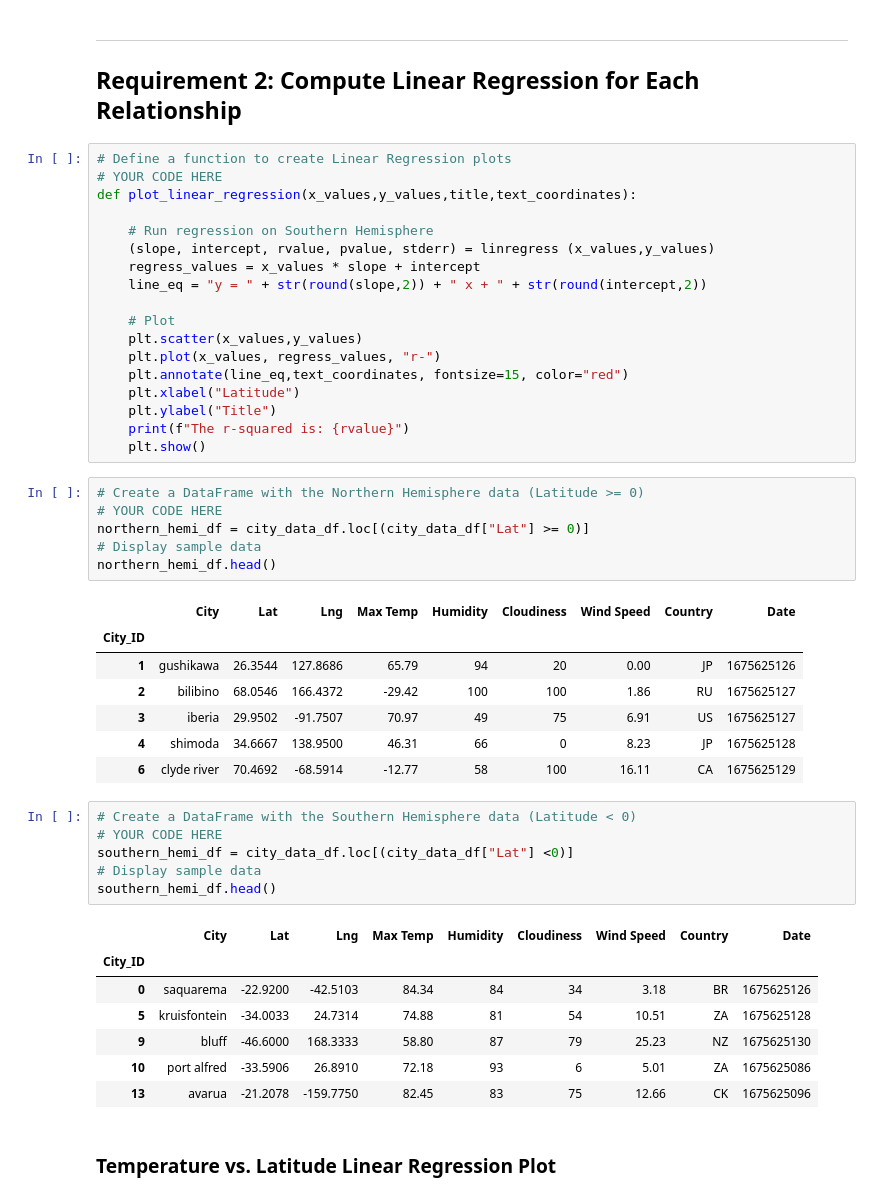
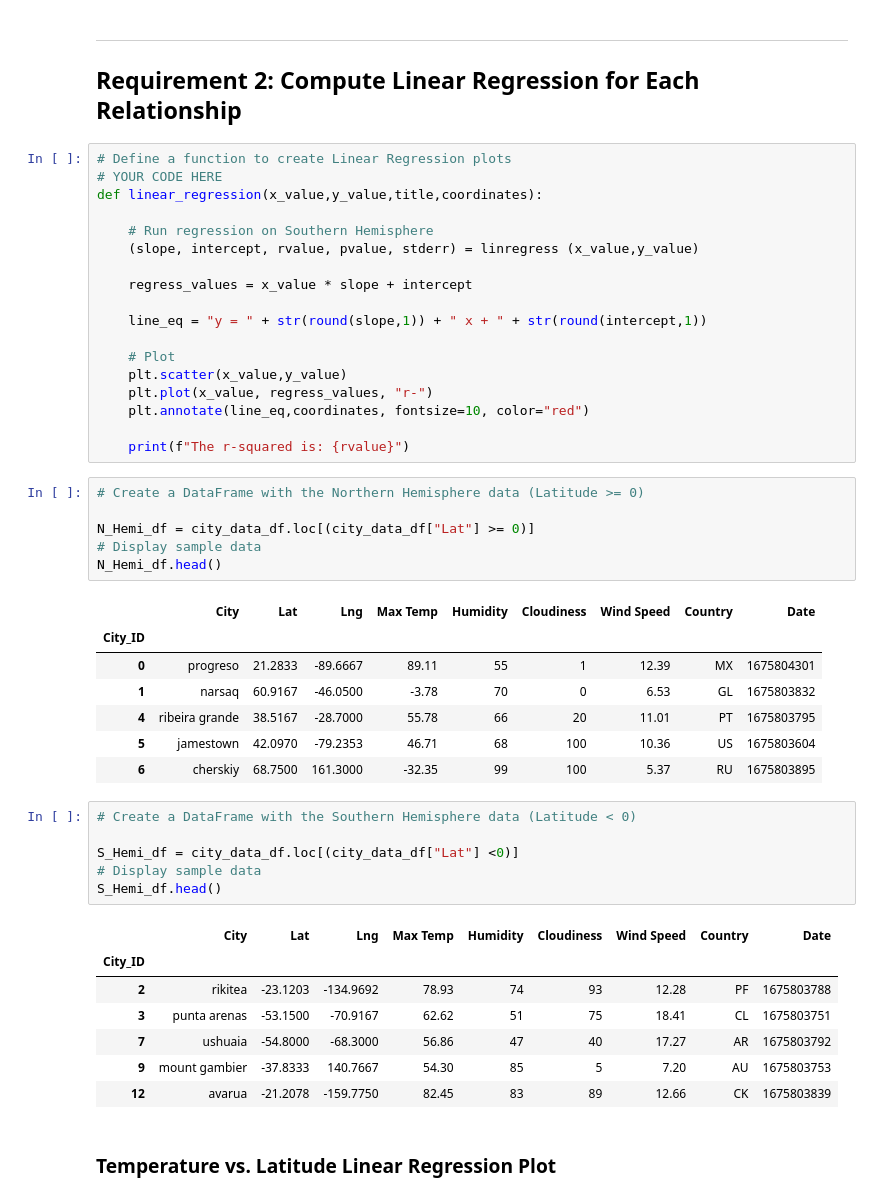
Before and after one commit to Adrian-Stahl/python-api-challenge, a Jupyter notebook: API WeatherPy/WeatherPy.ipynb, the cells around one changed output. Drawn from its saved outputs; the diff is of its cells as text.

```diff
--- a/API WeatherPy/WeatherPy.ipynb
+++ b/API WeatherPy/WeatherPy.ipynb
@@ -290,48 +289,48 @@ plt.show()
 # %%
 # Define a function to create Linear Regression plots
 # YOUR CODE HERE
-def plot_linear_regression(x_values,y_values,title,text_coordinates):
+def linear_regression(x_value,y_value,title,coordinates):
 
     # Run regression on Southern Hemisphere
-    (slope, intercept, rvalue, pvalue, stderr) = linregress (x_values,y_values)
-    regress_values = x_values * slope + intercept
-    line_eq = "y = " + str(round(slope,2)) + " x + " + str(round(intercept,2))
+    (slope, intercept, rvalue, pvalue, stderr) = linregress (x_value,y_value)
+
+    regress_values = x_value * slope + intercept
+
+    line_eq = "y = " + str(round(slope,1)) + " x + " + str(round(intercept,1))
 
     # Plot
-    plt.scatter(x_values,y_values)
-    plt.plot(x_values, regress_values, "r-")
-    plt.annotate(line_eq,text_coordinates, fontsize=15, color="red")
-    plt.xlabel("Latitude")
-    plt.ylabel("Title")
+    plt.scatter(x_value,y_value)
+    plt.plot(x_value, regress_values, "r-")
+    plt.annotate(line_eq,coordinates, fontsize=10, color="red")
+
     print(f"The r-squared is: {rvalue}")
-    plt.show()
 # %%
 # Create a DataFrame with the Northern Hemisphere data (Latitude >= 0)
-# YOUR CODE HERE
-northern_hemi_df = city_data_df.loc[(city_data_df["Lat"] >= 0)]
+
+N_Hemi_df = city_data_df.loc[(city_data_df["Lat"] >= 0)]
 # Display sample data
-northern_hemi_df.head()
+N_Hemi_df.head()
 # %% [output]
 |  | City | Lat | Lng | Max Temp | Humidity | Cloudiness | Wind Speed | Country | Date |
 | City_ID |  |  |  |  |  |  |  |  |  |
-| 1 | gushikawa | 26.3544 | 127.8686 | 65.79 | 94 | 20 | 0.00 | JP | 1675625126 |
-| 2 | bilibino | 68.0546 | 166.4372 | -29.42 | 100 | 100 | 1.86 | RU | 1675625127 |
-| 3 | iberia | 29.9502 | -91.7507 | 70.97 | 49 | 75 | 6.91 | US | 1675625127 |
-| 4 | shimoda | 34.6667 | 138.9500 | 46.31 | 66 | 0 | 8.23 | JP | 1675625128 |
-| 6 | clyde river | 70.4692 | -68.5914 | -12.77 | 58 | 100 | 16.11 | CA | 1675625129 |
+| 0 | progreso | 21.2833 | -89.6667 | 89.11 | 55 | 1 | 12.39 | MX | 1675804301 |
+| 1 | narsaq | 60.9167 | -46.0500 | -3.78 | 70 | 0 | 6.53 | GL | 1675803832 |
+| 4 | ribeira grande | 38.5167 | -28.7000 | 55.78 | 66 | 20 | 11.01 | PT | 1675803795 |
+| 5 | jamestown | 42.0970 | -79.2353 | 46.71 | 68 | 100 | 10.36 | US | 1675803604 |
+| 6 | cherskiy | 68.7500 | 161.3000 | -32.35 | 99 | 100 | 5.37 | RU | 1675803895 |
 # %%
 # Create a DataFrame with the Southern Hemisphere data (Latitude < 0)
-# YOUR CODE HERE
-southern_hemi_df = city_data_df.loc[(city_data_df["Lat"] <0)]
+
+S_Hemi_df = city_data_df.loc[(city_data_df["Lat"] <0)]
 # Display sample data
-southern_hemi_df.head()
+S_Hemi_df.head()
 # %% [output]
 |  | City | Lat | Lng | Max Temp | Humidity | Cloudiness | Wind Speed | Country | Date |
 | City_ID |  |  |  |  |  |  |  |  |  |
-| 0 | saquarema | -22.9200 | -42.5103 | 84.34 | 84 | 34 | 3.18 | BR | 1675625126 |
-| 5 | kruisfontein | -34.0033 | 24.7314 | 74.88 | 81 | 54 | 10.51 | ZA | 1675625128 |
-| 9 | bluff | -46.6000 | 168.3333 | 58.80 | 87 | 79 | 25.23 | NZ | 1675625130 |
-| 10 | port alfred | -33.5906 | 26.8910 | 72.18 | 93 | 6 | 5.01 | ZA | 1675625086 |
-| 13 | avarua | -21.2078 | -159.7750 | 82.45 | 83 | 75 | 12.66 | CK | 1675625096 |
+| 2 | rikitea | -23.1203 | -134.9692 | 78.93 | 74 | 93 | 12.28 | PF | 1675803788 |
+| 3 | punta arenas | -53.1500 | -70.9167 | 62.62 | 51 | 75 | 18.41 | CL | 1675803751 |
+| 7 | ushuaia | -54.8000 | -68.3000 | 56.86 | 47 | 40 | 17.27 | AR | 1675803792 |
+| 9 | mount gambier | -37.8333 | 140.7667 | 54.30 | 85 | 5 | 7.20 | AU | 1675803753 |
+| 12 | avarua | -21.2078 | -159.7750 | 82.45 | 83 | 89 | 12.66 | CK | 1675803839 |
 # %% [markdown]
 ###  Temperature vs. Latitude Linear Regression Plot
```
Also changed, not shown: parts of 27 cells of this notebook, 5 other files.
